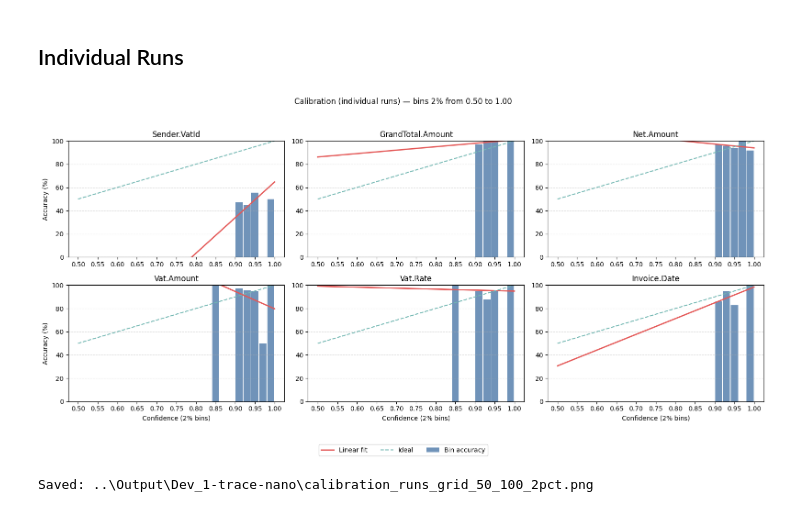
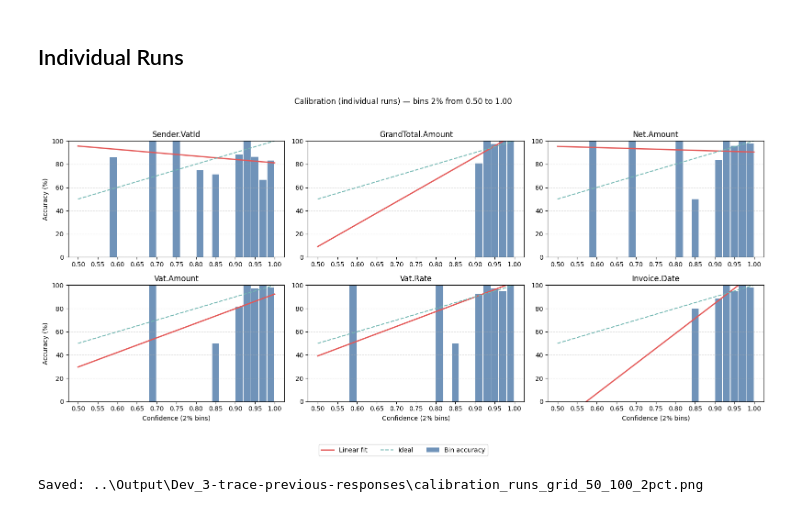
Before and after one commit to blumatix/bludelta-confidence-scores, a Jupyter notebook: Code/LLM-as-a-judge - Standard.ipynb, the cells around one changed output. Cells and saved outputs as stored; diff of their text form; code cells hidden in the pictures.

```diff
--- a/Code/LLM-as-a-judge - Standard.ipynb
+++ b/Code/LLM-as-a-judge - Standard.ipynb
@@ -1041,11 +1119,11 @@ def plot_calibration_for_individual_runs(run_dir: str | Path, min_conf: float =
     print(f"Saved: {out_path}")
 # %%
 # 80–100% in 2% bins
-FOLDER_TO_VISUALIZE = "Dev_1-trace-nano"
+FOLDER_TO_VISUALIZE = "Dev_3-trace-previous-responses"
 plot_calibration_for_individual_runs(f"../Output/{FOLDER_TO_VISUALIZE}", min_conf=0.50, max_conf=1.00, bin_width=0.02)
 # %% [output]
-[figure, old version]
+[figure, new version]
-Saved: ..\Output\Dev_1-trace-nano\calibration_runs_grid_50_100_2pct.png
+Saved: ..\Output\Dev_3-trace-previous-responses\calibration_runs_grid_50_100_2pct.png
 # %%
 plot_calibration_for_run(f"../Output/{FOLDER_TO_VISUALIZE}", min_conf=0.50, max_conf=1.00, bin_width=0.02)
 # %% [output]
```
Also changed, not shown: parts of 5 cells of this notebook.
